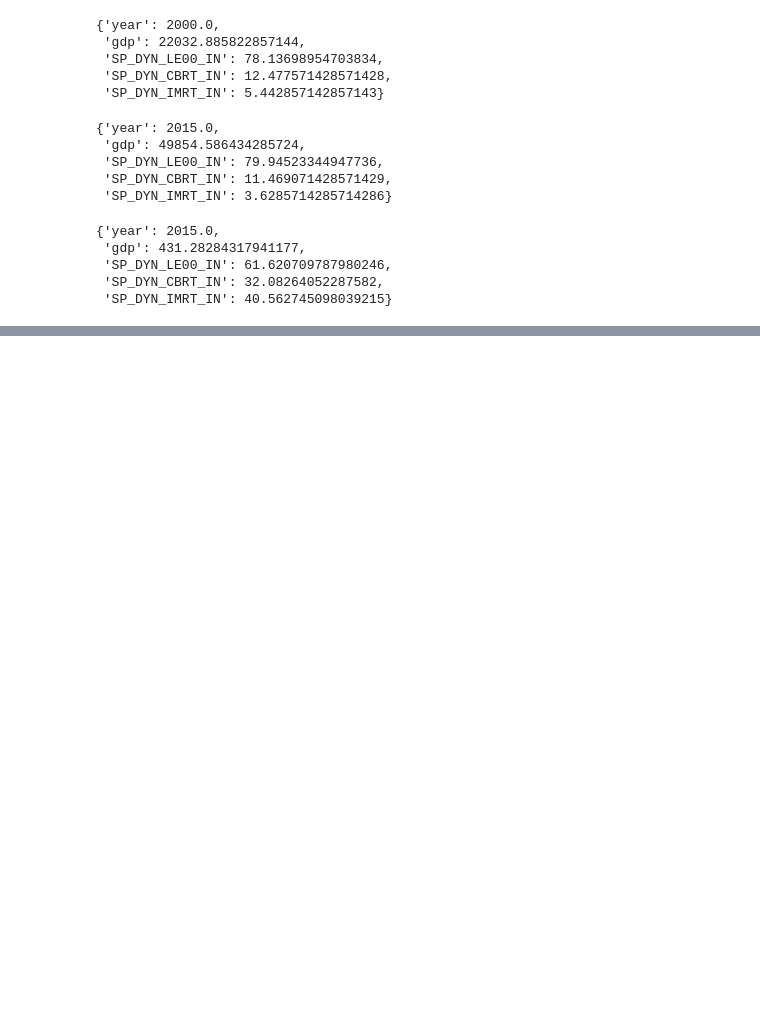
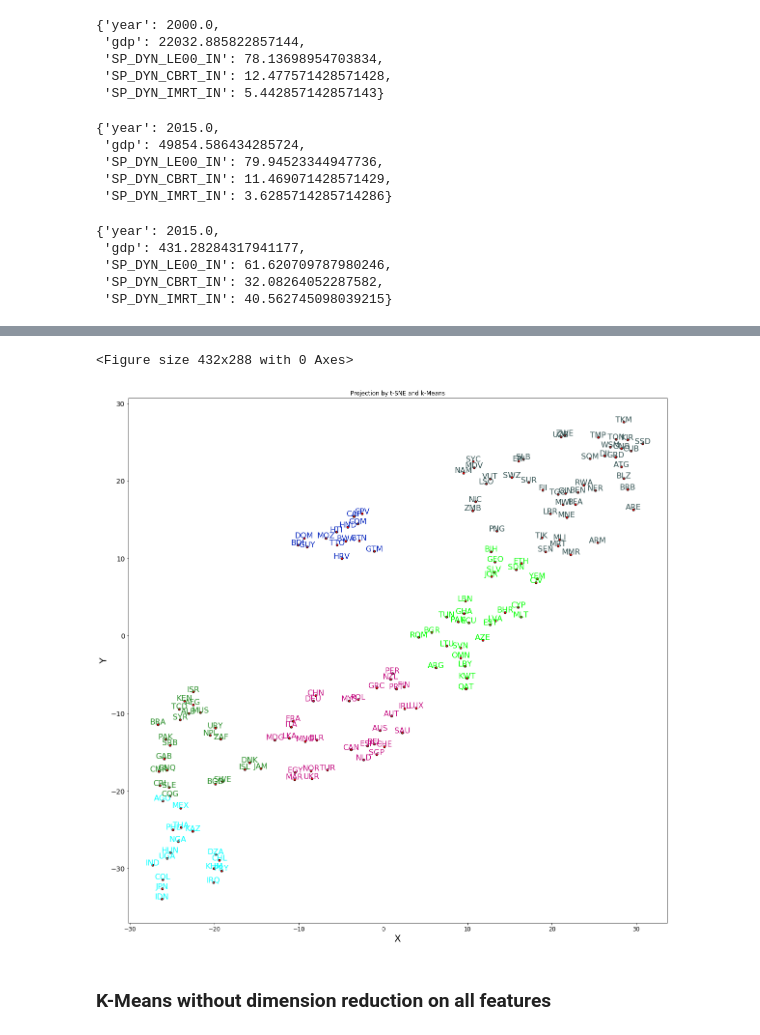
Before and after one commit to greg9702/Data-mining, a Jupyter notebook: Data_ming.ipynb, the cells around one changed output, grey strips where cells are left out. Drawn from its saved outputs; the diff is of its cells as text; code cells hidden in the pictures; blank space fills up the shorter version.

Commit message:
Added clustering

```diff
--- a/Data_ming.ipynb
+++ b/Data_ming.ipynb
@@ -1291,0 +1402,27 @@ plt.show()
+# %%
+kmeans = KMeans(n_clusters=6, init='k-means++', max_iter=300, n_init=10, random_state=0)
+# %%
+pred_y = kmeans.fit_predict(tsne_df)
+# %%
+colors = ['#2f4f4f', '#228b22', '#0B2AC0', '#c71585', '#00ff00', '#00ffff', '#ffe4b5', '#ff6347', '#1e90ff', '#ffff00']
+# %%
+plt.figure()
+plt.figure(figsize=(20,20))
+plt.xticks(fontsize=12)
+plt.yticks(fontsize=14)
+plt.xlabel('X',fontsize=20)
+plt.ylabel('Y',fontsize=20)
+plt.title("Visuzalization of Dataset",fontsize=20)
+
+
+x = tsne_df.iloc[:,0]
+y = tsne_df.iloc[:,1]
+plt.scatter(x, y, c="red", s=20, edgecolor='k')
+plt.title("Projection by t-SNE and k-Means")
+for i, txt in enumerate(labels):
+    plt.annotate(txt, (x[i], y[i]),ha='center', c=colors[pred_y[i]], size=16)
+# %% [output]
+<Figure size 432x288 with 0 Axes>
+[figure, added]
+# %% [markdown]
+### K-Means without dimension reduction on all features
```
Also changed, not shown: parts of 55 cells of this notebook, 1 other file.
